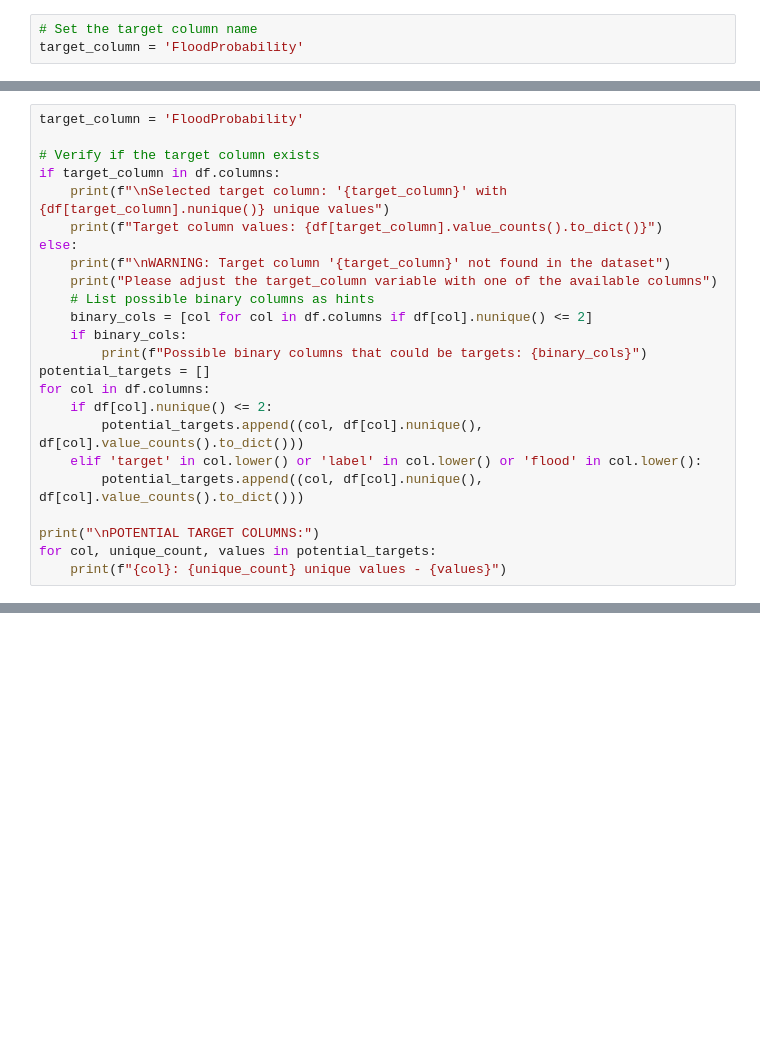
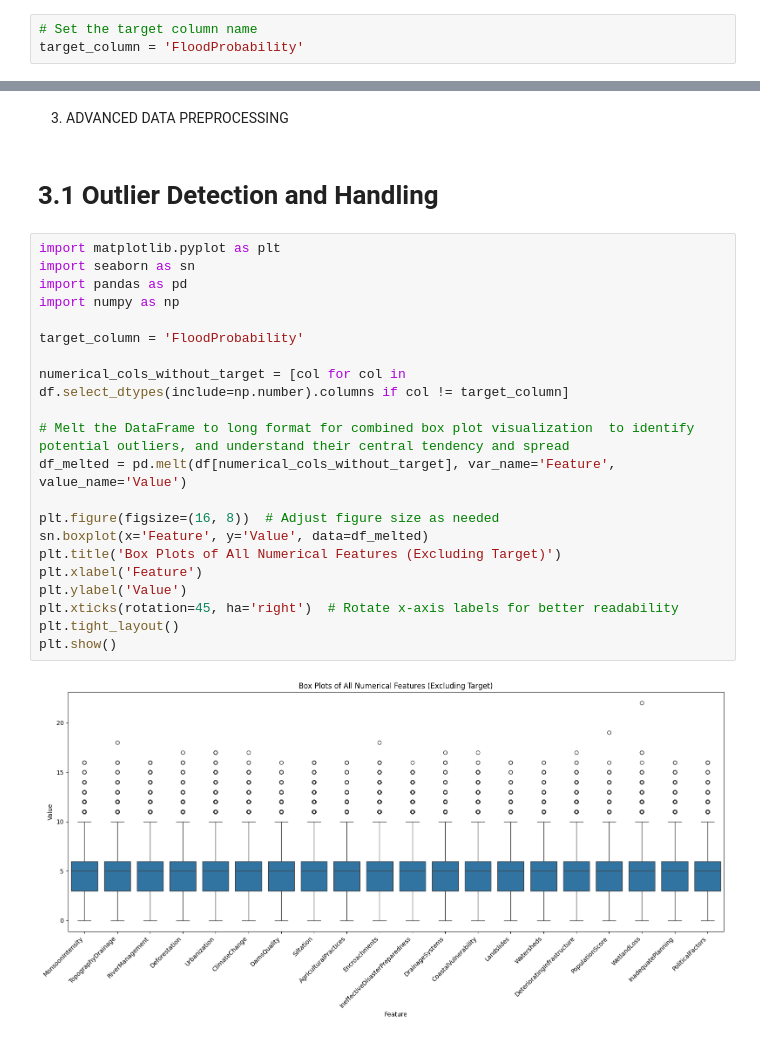
Before and after one commit to Florence-Mutuku/Flood-prediction, a Jupyter notebook: flood prediction notebook.ipynb, the cells around one changed output, grey strips where cells are left out. Saved outputs shown, nothing was run; the diff lists cells and outputs as text; blank space fills up the shorter version.

```diff
--- a/flood prediction notebook.ipynb
+++ b/flood prediction notebook.ipynb
@@ -259,24 +155,0 @@ Name: Flood, dtype: int64
-# %%
-target_column = 'FloodProbability'
-
-# Verify if the target column exists
-if target_column in df.columns:
-    print(f"\nSelected target column: '{target_column}' with {df[target_column].nunique()} unique values")
-    print(f"Target column values: {df[target_column].value_counts().to_dict()}")
-else:
-    print(f"\nWARNING: Target column '{target_column}' not found in the dataset")
-    print("Please adjust the target_column variable with one of the available columns")
-    # List possible binary columns as hints
-    binary_cols = [col for col in df.columns if df[col].nunique() <= 2]
-    if binary_cols:
-        print(f"Possible binary columns that could be targets: {binary_cols}")
-potential_targets = []
-for col in df.columns:
-    if df[col].nunique() <= 2:
-        potential_targets.append((col, df[col].nunique(), df[col].value_counts().to_dict()))
-    elif 'target' in col.lower() or 'label' in col.lower() or 'flood' in col.lower():
-        potential_targets.append((col, df[col].nunique(), df[col].value_counts().to_dict()))
-
-print("\nPOTENTIAL TARGET COLUMNS:")
-for col, unique_count, values in potential_targets:
-    print(f"{col}: {unique_count} unique values - {values}")
@@ -684,0 +316,27 @@ Deforestation: 0.0173
+# %% [markdown]
+3. ADVANCED DATA PREPROCESSING
+# %% [markdown]
+# 3.1 Outlier Detection and Handling
+# %%
+import matplotlib.pyplot as plt
+import seaborn as sn
+import pandas as pd
+import numpy as np
+
+target_column = 'FloodProbability'
+
+numerical_cols_without_target = [col for col in df.select_dtypes(include=np.number).columns if col != target_column]
+
+# Melt the DataFrame to long format for combined box plot visualization  to identify potential outliers, and understand their central tendency and spread
+df_melted = pd.melt(df[numerical_cols_without_target], var_name='Feature', value_name='Value')
+
+plt.figure(figsize=(16, 8))  # Adjust figure size as needed
+sn.boxplot(x='Feature', y='Value', data=df_melted)
+plt.title('Box Plots of All Numerical Features (Excluding Target)')
+plt.xlabel('Feature')
+plt.ylabel('Value')
+plt.xticks(rotation=45, ha='right')  # Rotate x-axis labels for better readability
+plt.tight_layout()
+plt.show()
+# %% [output]
+[figure, added]
```
Also changed, not shown: parts of 76 cells of this notebook.
